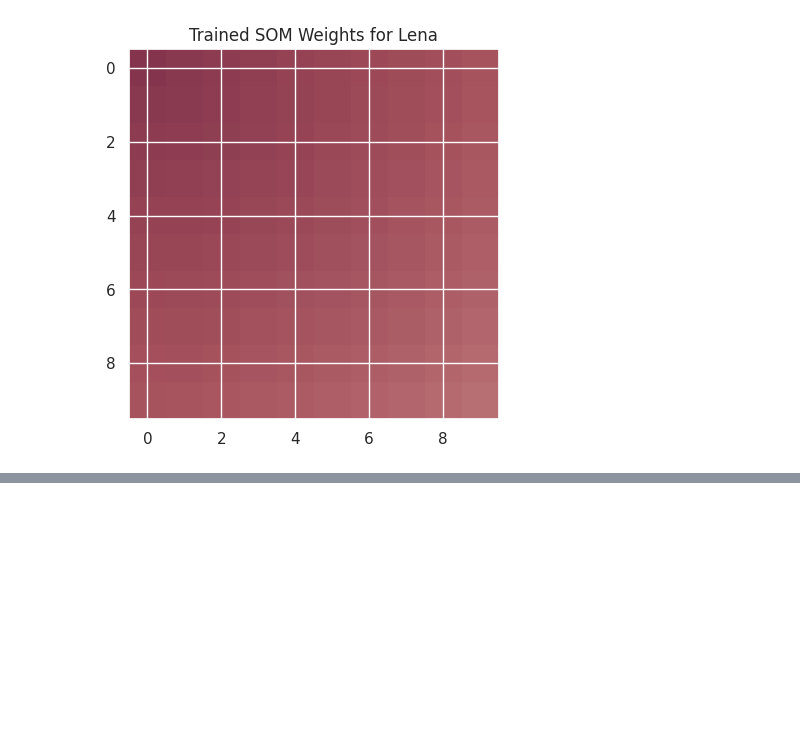
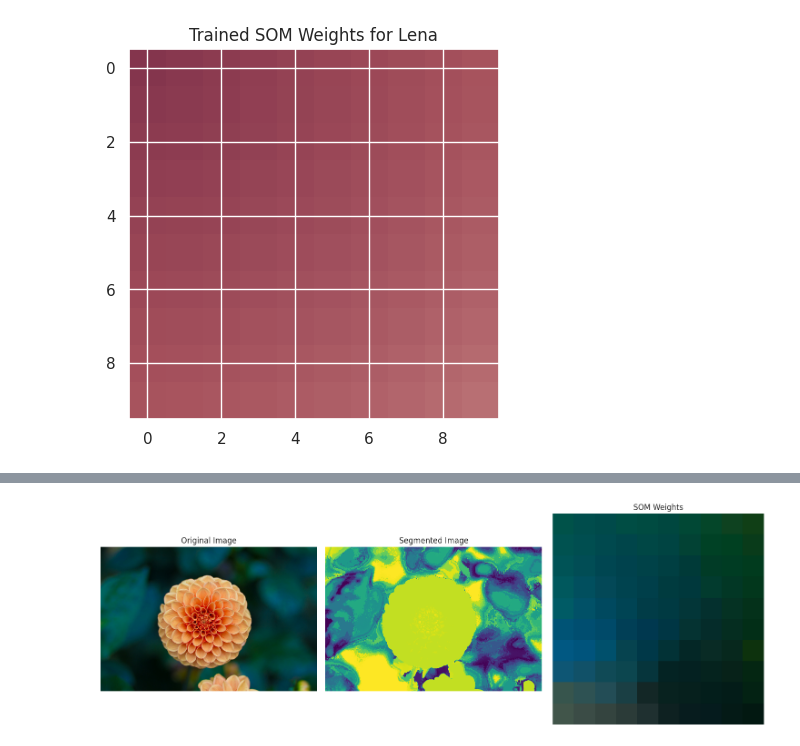
Before and after one commit to hunn99/ML_Ganjil_2024, a Jupyter notebook: JS7_Clustering.ipynb, the cells around one changed output, grey strips where cells are left out. Cells and saved outputs as stored; diff of their text form; code cells hidden in the pictures; blank space fills up the shorter version.

```diff
--- a/JS7_Clustering.ipynb
+++ b/JS7_Clustering.ipynb
@@ -441,0 +538,45 @@ plt.show()
+# %%
+from sklearn.datasets import load_sample_image
+image = load_sample_image("flower.jpg")
+pixels = np.array(image)
+original_shape = pixels.shape[:2]  # Save the original shape
+pixels = pixels.reshape(-1, 3)  # Reshape to 2D array of pixels
+# %%
+# Normalize pixel values
+scaler = MinMaxScaler()
+pixels_normalized = scaler.fit_transform(pixels)
+# %%
+# Create and train SOM
+som_shape = (10, 10)  # You can adjust the size of the SOM
+som = MiniSom(som_shape[0], som_shape[1], 3, sigma=1.0, learning_rate=0.5)
+som.train_random(pixels_normalized, 10000)  # Train for 10000 iterations
+# %%
+# Get the winner neuron for each pixel
+winner_coordinates = np.array([som.winner(p) for p in pixels_normalized]).T
+cluster_index = np.ravel_multi_index(winner_coordinates, som_shape)
+# %%
+# Reshape cluster_index back to the image shape
+segmented = cluster_index.reshape(original_shape)
+
+# Visualize the results
+plt.figure(figsize=(15, 5))
+plt.subplot(131)
+plt.imshow(image)
+plt.title('Original Image')
+plt.axis('off')
+
+plt.subplot(132)
+plt.imshow(segmented, cmap='viridis')
+plt.title('Segmented Image')
+plt.axis('off')
+
+# Visualize SOM
+plt.subplot(133)
+plt.imshow(som.get_weights(), interpolation='nearest')
+plt.title('SOM Weights')
+plt.axis('off')
+
+plt.tight_layout()
+plt.show()
+# %% [output]
+[figure, added]
```
Also changed, not shown: parts of 10 cells of this notebook.
